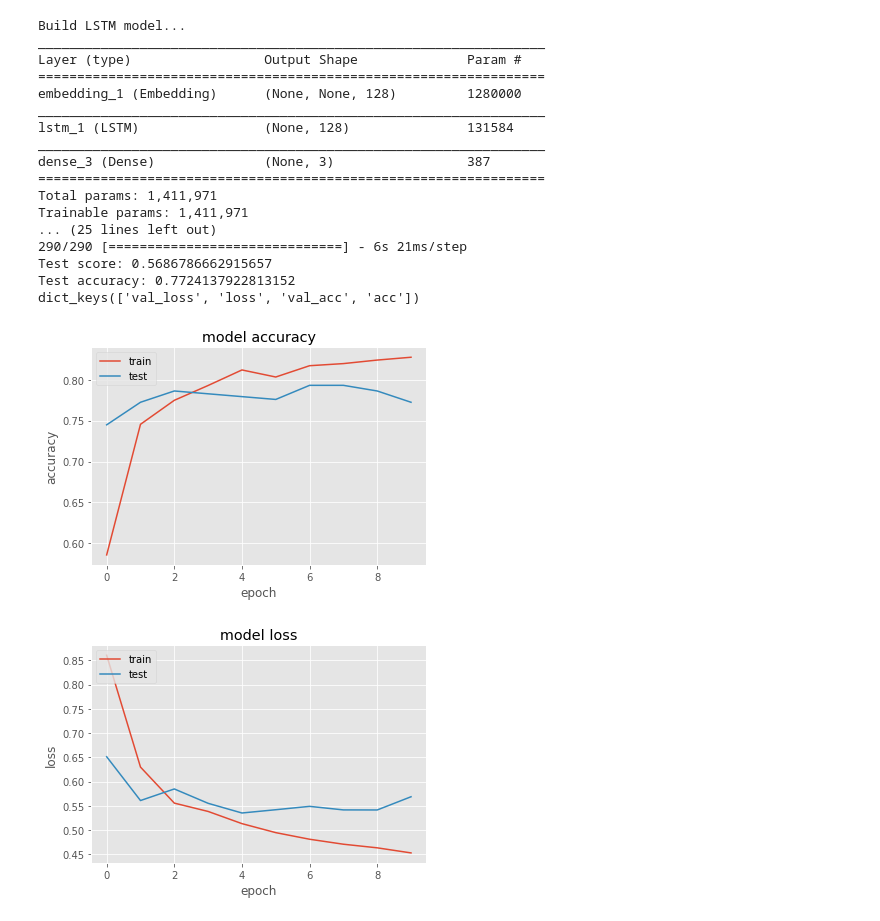
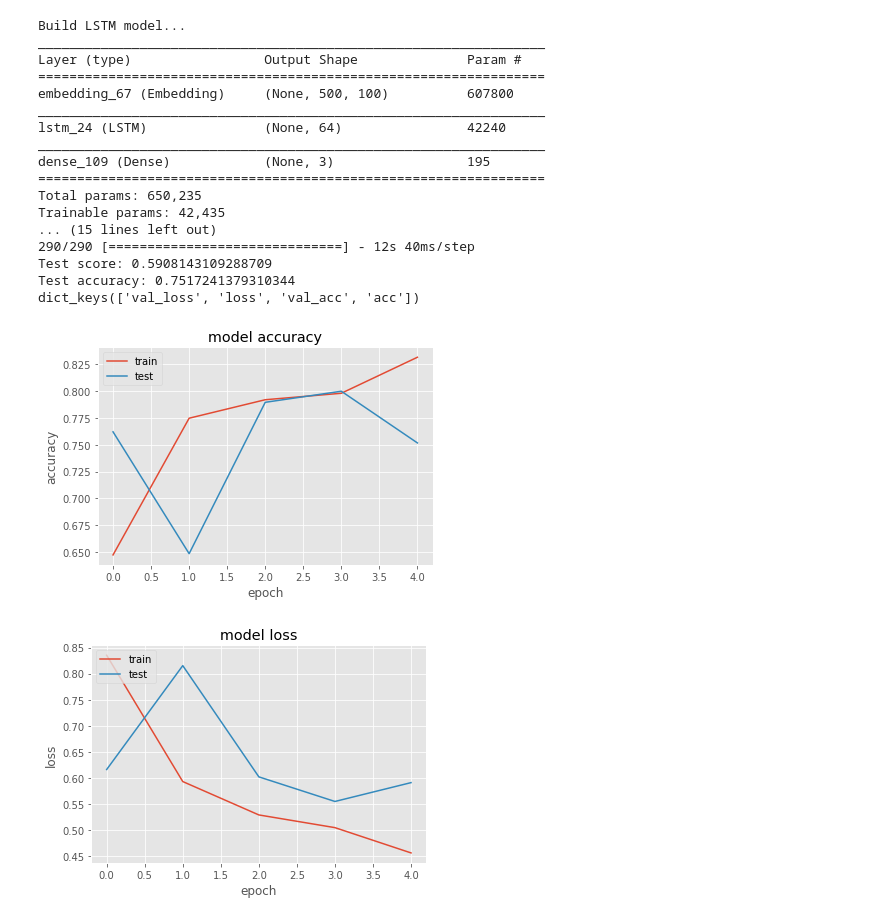
Before and after one commit to YorkUIRLab/eosdb, a Jupyter notebook: experiment/NNExperiments.ipynb, the cells around one changed output. Drawn from its saved outputs; the diff is of its cells as text; code cells hidden in the pictures.

```diff
--- a/experiment/NNExperiments.ipynb
+++ b/experiment/NNExperiments.ipynb
@@ -38,7 +30,7 @@ data_train = data_train[data_train.label != 'religious']
 data_train = data_train[data_train.label != 'economical']
 
 
-label_cat = {'violence/terrorism' : 1, 'misc': 2, 'political': 3,
+label_cat = {'violence/terrorism' : 0, 'misc': 1, 'political': 2,
 #              'religious': 4, 'economical': 5, 'environmental': 6
             }
 print(label_cat)
@@ -61,8 +53,8 @@ for index, row in data_train.iloc[ :, 2:32].iterrows():
 data_train['topicFlat'] = texts
 
 # texts = datdata_traina_train['topicFlat']
-# labels = data_train['target']
+labels = data_train['target']
 
-# print(labels)
+print(labels)
 data_train['topicFlat'].head()
 # %% [output]
@@ -154,3 +172,14 @@ x_test shape: (290, 100)
 Converted class vector to binary class matrix (for use with categorical_crossentropy)
 y_train shape: (1159, 3)
 y_test shape: (290, 3)
+# %%
+embeddings_index = {}
+f = open( 'data/glove.6B.100d.txt')
+for line in f:
+    values = line.split()
+    word = values[0]
+    coefs = np.asarray(values[1:], dtype='float32')
+    embeddings_index[word] = coefs
+f.close()
+
+print('Found %s word vectors.' % len(embeddings_index))
@@ -156,0 +188,14 @@ y_test shape: (290, 3)
+# %%
+embedding_matrix = np.zeros((len(word_index) + 1, EMBEDDING_DIM))
+for word, i in word_index.items():
+    embedding_vector = embeddings_index.get(word)
+    if embedding_vector is not None:
+        # words not found in embedding index will be all-zeros.
+        embedding_matrix[i] = embedding_vector
+
+#
+embedding_layer = Embedding(len(word_index) + 1,
+                            EMBEDDING_DIM,
+                            weights=[embedding_matrix],
+                            input_length=MAX_SEQUENCE_LENGTH,
+                            trainable=False)
@@ -220,55 +609,57 @@ Wall time: 14.3 s
 
 # https://github.com/keras-team/keras/blob/master/examples/imdb_lstm.py
 
-max_features = 10000
-maxlen = 80  # cut texts after this number of words (among top max_features most common words)
-epochs = 10
+epochs = 5
 
 print('Build LSTM model...')
 model = Sequential()
-model.add(Embedding(max_features, 128))
-model.add(LSTM(128, dropout=0.2, recurrent_dropout=0.2))
+model.add(Embedding(len(word_index) + 1,
+                    EMBEDDING_DIM,
+                    weights=[embedding_matrix],
+                    input_length=MAX_SEQUENCE_LENGTH,
+                    trainable=False))
+model.add(LSTM(64, dropout=0.2, recurrent_dropout=0.2))
 model.add(Dense(num_classes, activation='sigmoid'))
 
 # try using different optimizers and different optimizer configs
 adam = Adam(lr=1e-4, beta_1=0.9, beta_2=0.999, epsilon=1e-08, decay=0.0)
 
 model.compile(loss='categorical_crossentropy',
               optimizer='RMSprop',
               metrics=['accuracy'])
 
 print(model.summary())
 
 print('Train...')
 network_hist = model.fit(x_train, y_train,
                          batch_size=batch_size, epochs=epochs,
                          verbose=1, validation_data=(x_test, y_test),
                          validation_split=0.2)
 
 
 score, acc = model.evaluate(x_test, y_test,
                             batch_size=batch_size)
 print('Test score:', score)
 print('Test accuracy:', acc)
 
 plot_history(network_hist)
 # %% [output]
 Build LSTM model...
 _________________________________________________________________
 Layer (type)                 Output Shape              Param #
 =================================================================
-embedding_1 (Embedding)      (None, None, 128)         1280000
+embedding_67 (Embedding)     (None, 500, 100)          607800
 _________________________________________________________________
-lstm_1 (LSTM)                (None, 128)               131584
+lstm_24 (LSTM)               (None, 64)                42240
 _________________________________________________________________
-dense_3 (Dense)              (None, 3)                 387
+dense_109 (Dense)            (None, 3)                 195
 =================================================================
-Total params: 1,411,971
-Trainable params: 1,411,971
-... (25 lines left out)
-290/290 [==============================] - 6s 21ms/step
-Test score: 0.5686786662915657
-Test accuracy: 0.7724137922813152
+Total params: 650,235
+Trainable params: 42,435
+... (15 lines left out)
+290/290 [==============================] - 12s 40ms/step
+Test score: 0.5908143109288709
+Test accuracy: 0.7517241379310344
 dict_keys(['val_loss', 'loss', 'val_acc', 'acc'])
-[figure, old version]
+[figure, new version]
-[figure, old version]
+[figure, new version]
```
Also changed, not shown: parts of 18 cells of this notebook.
